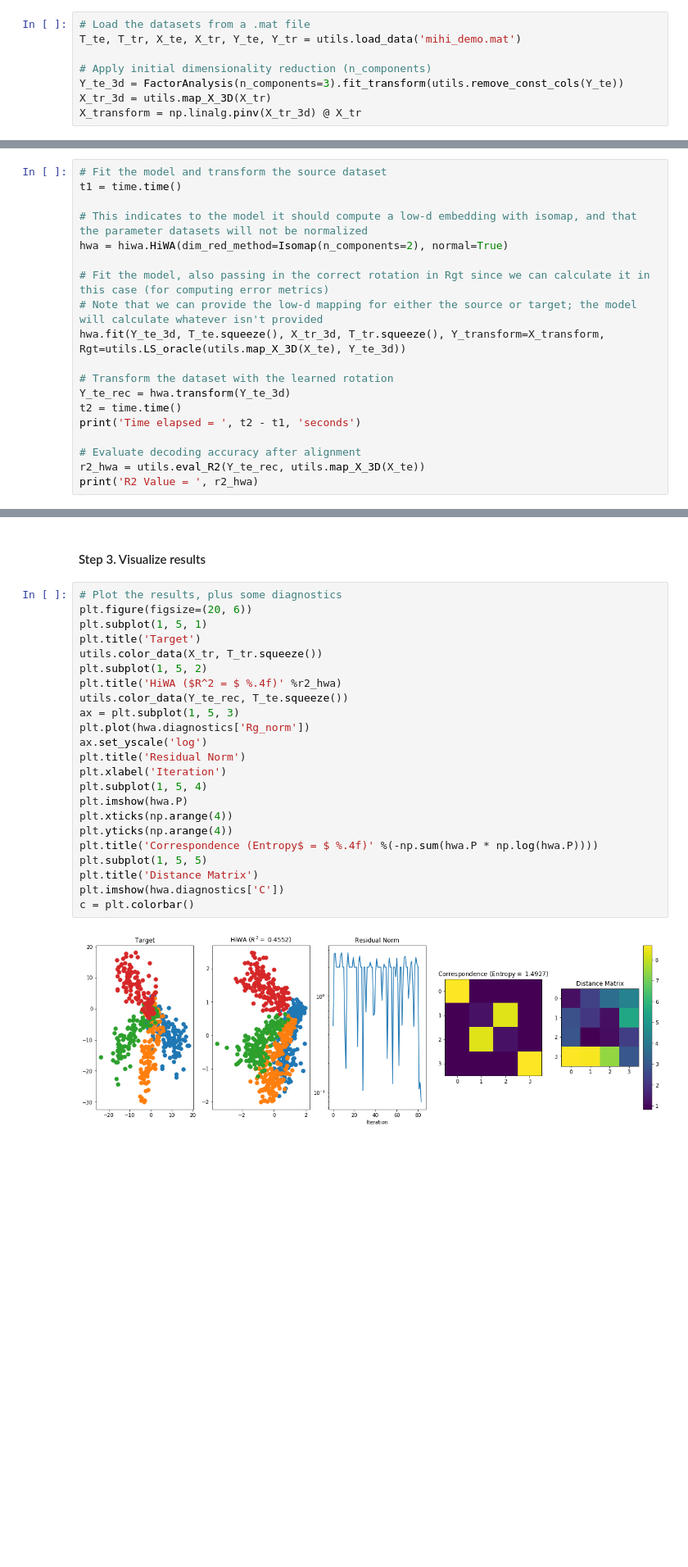
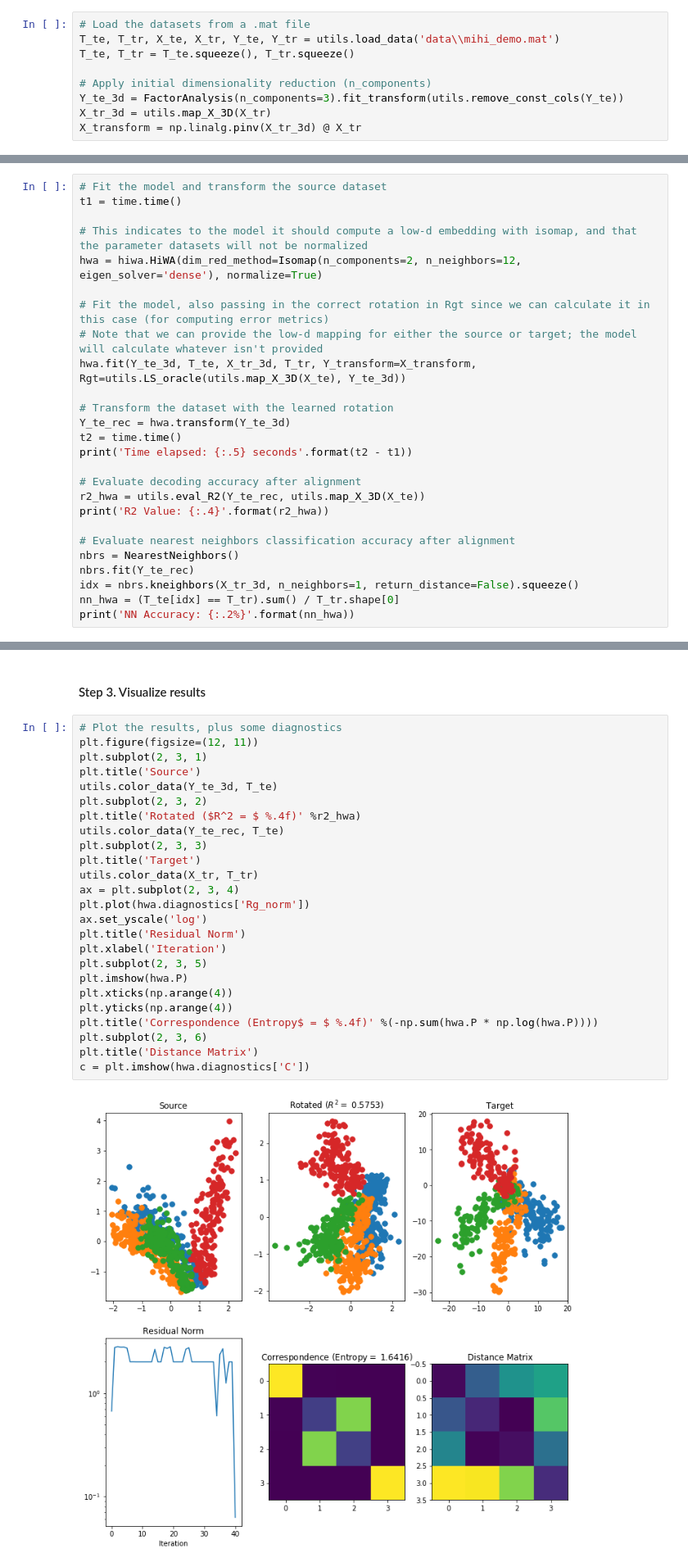
Before and after one commit to nerdslab/PyHiWA, a Jupyter notebook: HiWA-Demo.ipynb, the cells around one changed output, grey strips where cells are left out. Shown: that part at 82% size. Cells and saved outputs as stored; diff of their text form; blank space fills up the shorter version.

Commit message:
GMM demo

```diff
--- a/HiWA-Demo.ipynb
+++ b/HiWA-Demo.ipynb
@@ -26,7 +28,8 @@ _Data collected by:_ Matthew Perich, Lee Miller Lab (Northwestern)
 #### Step 1. Apply initial dimensionality reduction
 # %%
 # Load the datasets from a .mat file
-T_te, T_tr, X_te, X_tr, Y_te, Y_tr = utils.load_data('mihi_demo.mat')
+T_te, T_tr, X_te, X_tr, Y_te, Y_tr = utils.load_data('data\\mihi_demo.mat')
+T_te, T_tr = T_te.squeeze(), T_tr.squeeze()
 
 # Apply initial dimensionality reduction (n_components)
 Y_te_3d = FactorAnalysis(n_components=3).fit_transform(utils.remove_const_cols(Y_te))
@@ -39,18 +42,25 @@ X_transform = np.linalg.pinv(X_tr_3d) @ X_tr
 t1 = time.time()
 
 # This indicates to the model it should compute a low-d embedding with isomap, and that the parameter datasets will not be normalized
-hwa = hiwa.HiWA(dim_red_method=Isomap(n_components=2), normal=True)
+hwa = hiwa.HiWA(dim_red_method=Isomap(n_components=2, n_neighbors=12, eigen_solver='dense'), normalize=True)
 
 # Fit the model, also passing in the correct rotation in Rgt since we can calculate it in this case (for computing error metrics)
 # Note that we can provide the low-d mapping for either the source or target; the model will calculate whatever isn't provided
-hwa.fit(Y_te_3d, T_te.squeeze(), X_tr_3d, T_tr.squeeze(), Y_transform=X_transform, Rgt=utils.LS_oracle(utils.map_X_3D(X_te), Y_te_3d))
+hwa.fit(Y_te_3d, T_te, X_tr_3d, T_tr, Y_transform=X_transform, Rgt=utils.LS_oracle(utils.map_X_3D(X_te), Y_te_3d))
 
 # Transform the dataset with the learned rotation
 Y_te_rec = hwa.transform(Y_te_3d)
 t2 = time.time()
-print('Time elapsed = ', t2 - t1, 'seconds')
+print('Time elapsed: {:.5} seconds'.format(t2 - t1))
 
 # Evaluate decoding accuracy after alignment
 r2_hwa = utils.eval_R2(Y_te_rec, utils.map_X_3D(X_te))
-print('R2 Value = ', r2_hwa)
+print('R2 Value: {:.4}'.format(r2_hwa))
+
+# Evaluate nearest neighbors classification accuracy after alignment
+nbrs = NearestNeighbors()
+nbrs.fit(Y_te_rec)
+idx = nbrs.kneighbors(X_tr_3d, n_neighbors=1, return_distance=False).squeeze()
+nn_hwa = (T_te[idx] == T_tr).sum() / T_tr.shape[0]
+print('NN Accuracy: {:.2%}'.format(nn_hwa))
 # %% [output]
@@ -60,29 +71,31 @@ R2 Value =  0.455159922281
 #### Step 3. Visualize results
 # %%
 # Plot the results, plus some diagnostics
-plt.figure(figsize=(20, 6))
-plt.subplot(1, 5, 1)
+plt.figure(figsize=(12, 11))
+plt.subplot(2, 3, 1)
+plt.title('Source')
+utils.color_data(Y_te_3d, T_te)
+plt.subplot(2, 3, 2)
+plt.title('Rotated ($R^2 = $ %.4f)' %r2_hwa)
+utils.color_data(Y_te_rec, T_te)
+plt.subplot(2, 3, 3)
 plt.title('Target')
-utils.color_data(X_tr, T_tr.squeeze())
-plt.subplot(1, 5, 2)
-plt.title('HiWA ($R^2 = $ %.4f)' %r2_hwa)
-utils.color_data(Y_te_rec, T_te.squeeze())
-ax = plt.subplot(1, 5, 3)
+utils.color_data(X_tr, T_tr)
+ax = plt.subplot(2, 3, 4)
 plt.plot(hwa.diagnostics['Rg_norm'])
 ax.set_yscale('log')
 plt.title('Residual Norm')
 plt.xlabel('Iteration')
-plt.subplot(1, 5, 4)
+plt.subplot(2, 3, 5)
 plt.imshow(hwa.P)
 plt.xticks(np.arange(4))
 plt.yticks(np.arange(4))
 plt.title('Correspondence (Entropy$ = $ %.4f)' %(-np.sum(hwa.P * np.log(hwa.P))))
-plt.subplot(1, 5, 5)
+plt.subplot(2, 3, 6)
 plt.title('Distance Matrix')
-plt.imshow(hwa.diagnostics['C'])
-c = plt.colorbar()
+c = plt.imshow(hwa.diagnostics['C'])
 # %% [output]
-[figure, old version]
+[figure, new version]
 # %% [markdown]
 ### Example B - Neural recordings from rat dorsal striatum over a 24 hour period
 _Data collected by_: Sam Funderburk, Keith Hengen Lab (WUSL)
```
Also changed, not shown: parts of 15 cells of this notebook, 2 other files.
